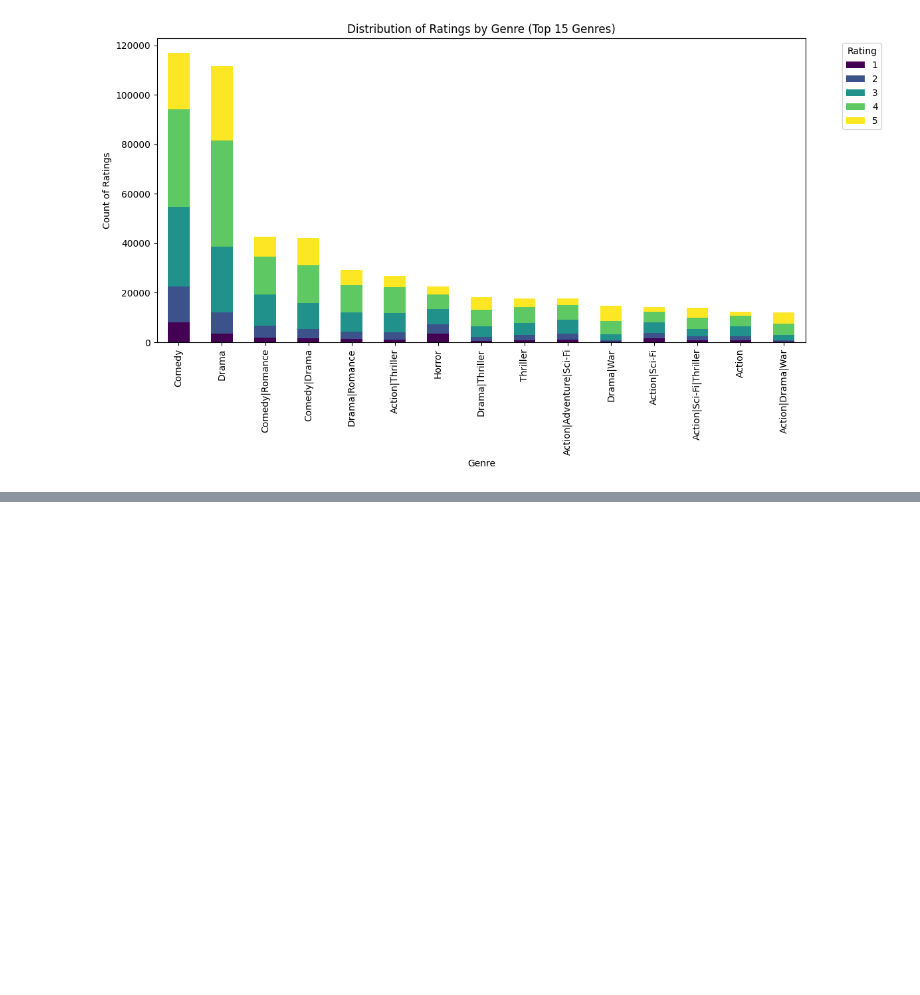
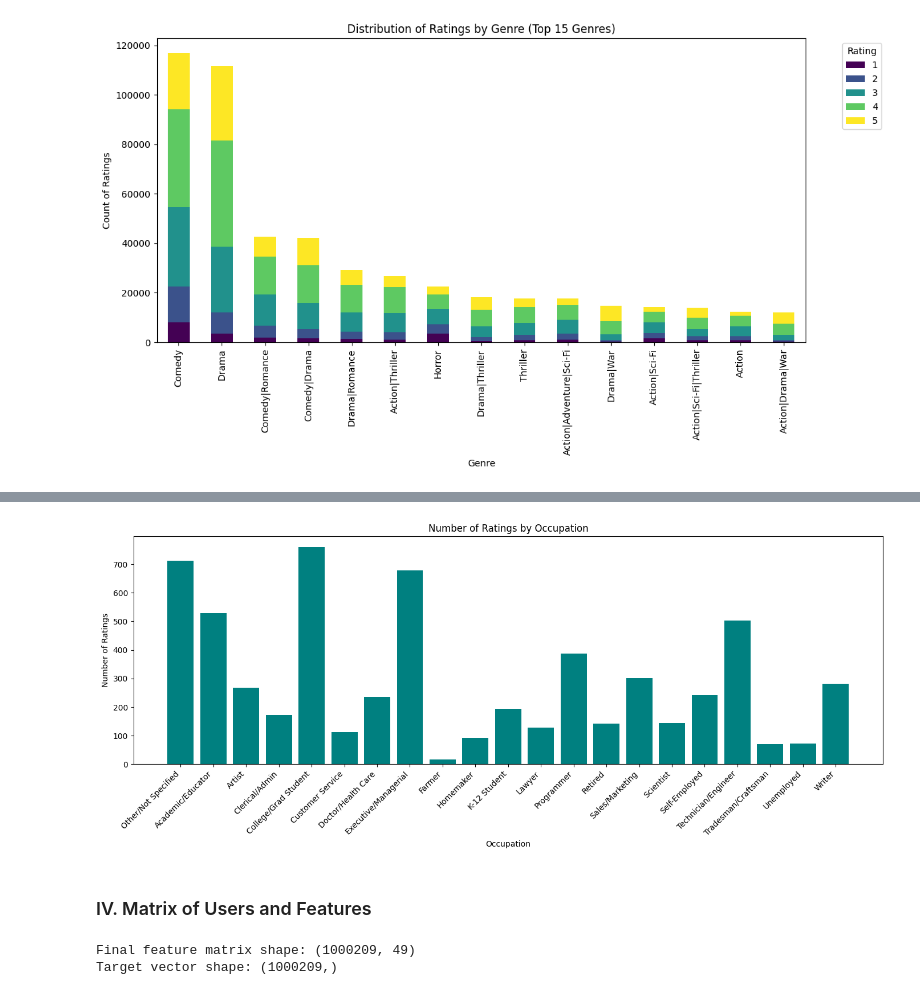
Before and after one commit to ZlataSparrow/Naive-Bayes, a Jupyter notebook: notebooks/03_A_Movie_Recom_Naive_Bayes_complex.ipynb, the cells around one changed output, grey strips where cells are left out. Saved outputs shown, nothing was run; the diff lists cells and outputs as text; code cells hidden in the pictures; blank space fills up the shorter version.

```diff
--- a/notebooks/03_A_Movie_Recom_Naive_Bayes_complex.ipynb
+++ b/notebooks/03_A_Movie_Recom_Naive_Bayes_complex.ipynb
@@ -147,0 +232,26 @@ plt.show()
+# %%
+# Plot number of ratings by occupation - users set
+
+users_occ= users['occupation'].value_counts().sort_index()
+
+occupation_labels = [
+    "Other/Not Specified", "Academic/Educator", "Artist", "Clerical/Admin",
+    "College/Grad Student", "Customer Service", "Doctor/Health Care",
+    "Executive/Managerial", "Farmer", "Homemaker", "K-12 Student", "Lawyer",
+    "Programmer", "Retired", "Sales/Marketing", "Scientist",
+    "Self-Employed", "Technician/Engineer", "Tradesman/Craftsman",
+    "Unemployed", "Writer"
+]
+
+plt.figure(figsize=(14,6))
+plt.bar(range(len(users_occ)), users_occ, color='teal')
+plt.xticks(range(len(users_occ)), occupation_labels, rotation=45, ha='right')
+plt.title('Number of Ratings by Occupation')
+plt.xlabel('Occupation')
+plt.ylabel('Number of Ratings')
+plt.tight_layout()
+plt.show()
+# %% [output]
+[figure, added]
+# %% [markdown]
+### IV. Matrix of Users and Features
@@ -147,0 +294,6 @@ plt.show()
+# %%
+print(f"Final feature matrix shape: {X.shape}")
+print(f"Target vector shape: {y.shape}")
+# %% [output]
+Final feature matrix shape: (1000209, 49)
+Target vector shape: (1000209,)
```
Also changed, not shown: parts of 42 cells of this notebook.
